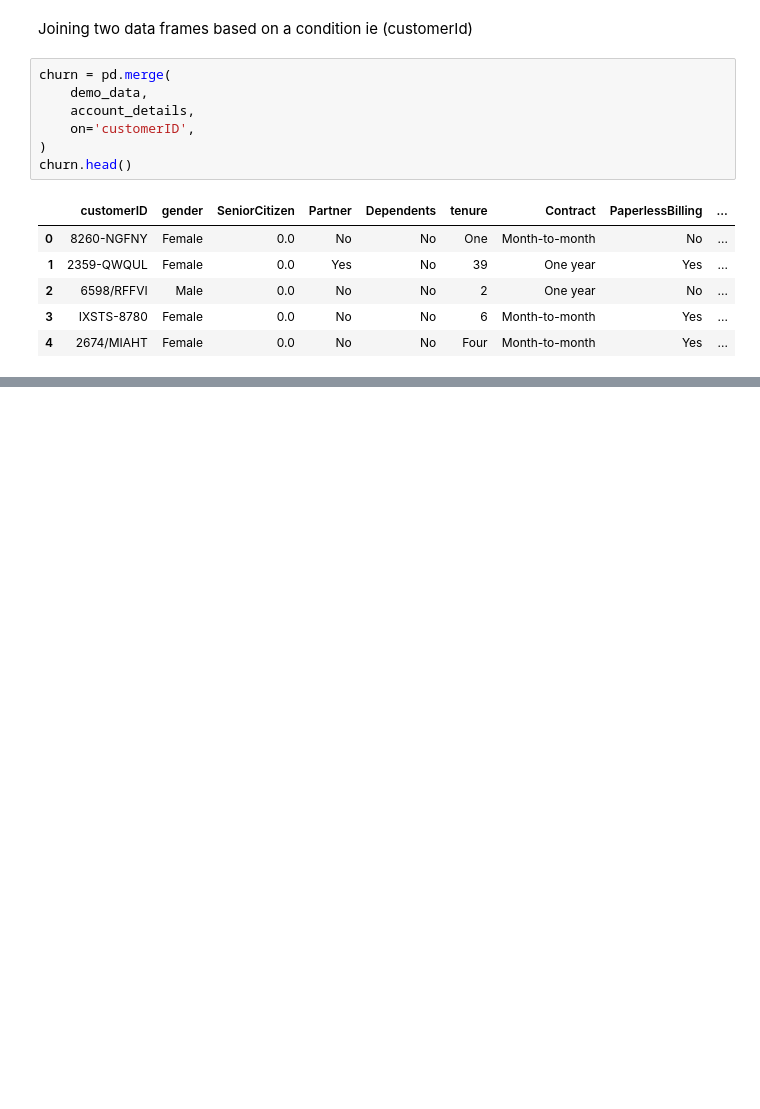
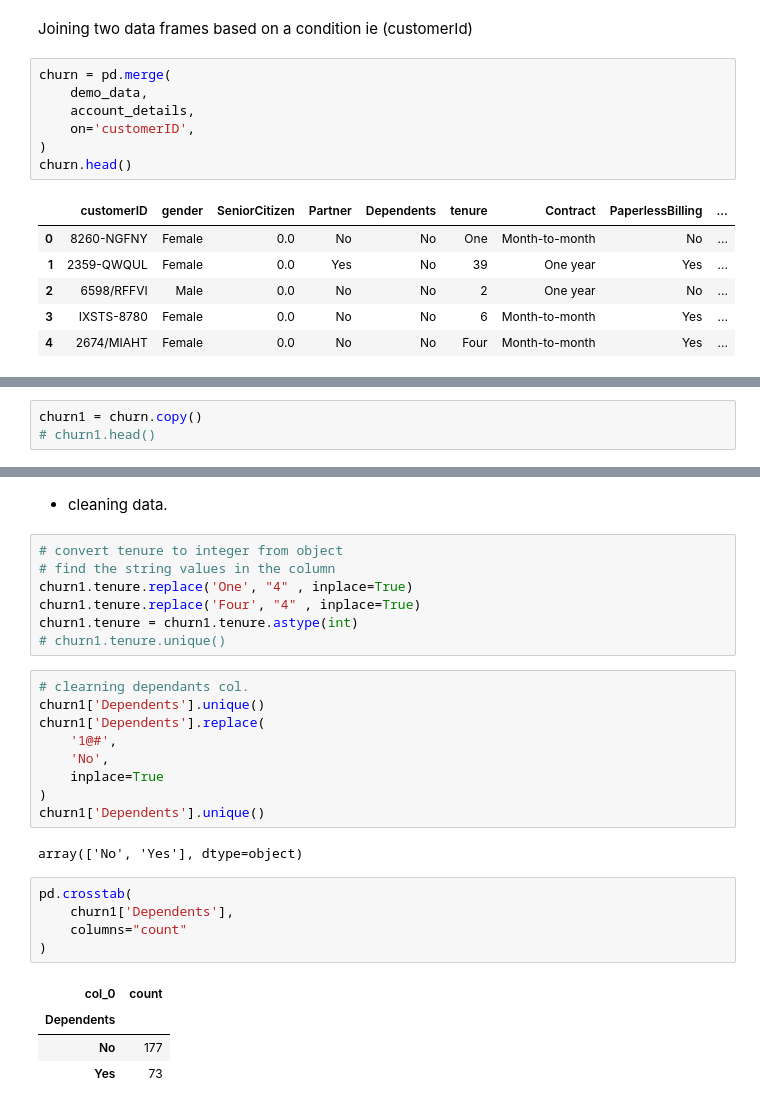
Before and after one commit to nova-sangeeth/pytest-workouts, a Jupyter notebook: GITAA/week_4/data_preparation_1.ipynb, the cells around one changed output, grey strips where cells are left out. Drawn from its saved outputs; the diff is of its cells as text; blank space fills up the shorter version.

```diff
--- a/GITAA/week_4/data_preparation_1.ipynb
+++ b/GITAA/week_4/data_preparation_1.ipynb
@@ -199,0 +218,3 @@ memory usage: 62.5+ KB
+# %%
+churn1 = churn.copy()
+# churn1.head()
@@ -199,0 +319,30 @@ memory usage: 62.5+ KB
+# %% [markdown]
+* cleaning data.
+# %%
+# convert tenure to integer from object
+# find the string values in the column
+churn1.tenure.replace('One', "4" , inplace=True)
+churn1.tenure.replace('Four', "4" , inplace=True)
+churn1.tenure = churn1.tenure.astype(int)
+# churn1.tenure.unique()
+# %%
+# clearning dependants col.
+churn1['Dependents'].unique()
+churn1['Dependents'].replace(
+    '1@#',
+    'No',
+    inplace=True
+)
+churn1['Dependents'].unique()
+# %% [output]
+array(['No', 'Yes'], dtype=object)
+# %%
+pd.crosstab(
+    churn1['Dependents'],
+    columns="count"
+)
+# %% [output]
+| col_0 | count |
+| Dependents |  |
+| No | 177 |
+| Yes | 73 |
```
Also changed, not shown: parts of 12 cells of this notebook.
